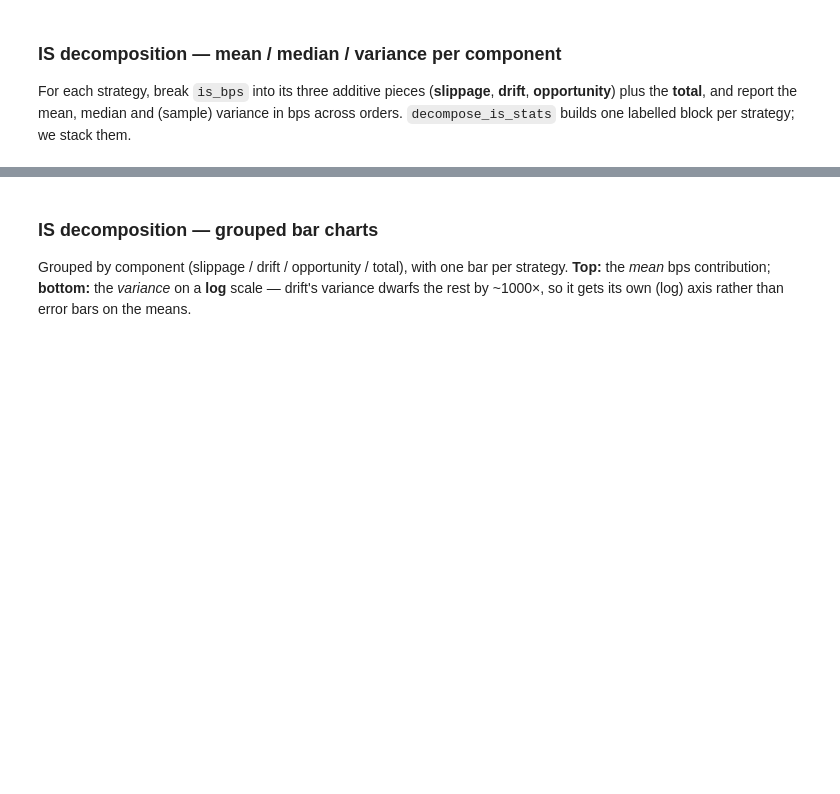
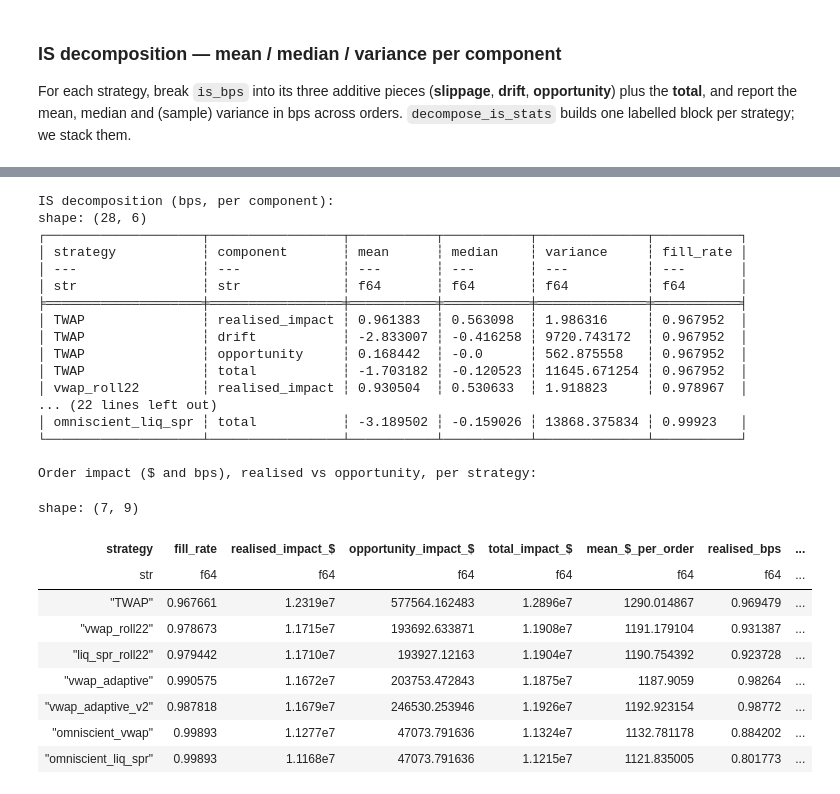
Before and after one commit to qe-internship-lwe/Individual-Project-2, a Jupyter notebook: trade_execution.ipynb, the cells around one changed output, grey strips where cells are left out. Drawn from its saved outputs; the diff is of its cells as text; code cells hidden in the pictures; blank space fills up the shorter version.

```diff
--- a/trade_execution.ipynb
+++ b/trade_execution.ipynb
@@ -587,4 +565,59 @@ shape: (28, 5)
-# %% [markdown]
-### IS decomposition — grouped bar charts
-
-Grouped by component (slippage / drift / opportunity / total), with one bar per strategy. **Top:** the *mean* bps contribution; **bottom:** the *variance* on a **log** scale — drift's variance dwarfs the rest by ~1000×, so it gets its own (log) axis rather than error bars on the means.
+# %%
+pl.Config.set_tbl_rows(40)   # show all 28 rows (7 strategies x 4 components)
+
+_summaries = [
+    ("TWAP",               twap_summary_full),
+    ("vwap_roll22",        vwap_summary_full),
+    ("liq_spr_roll22",     liqspr_summary_full),
+    ("vwap_adaptive",      adaptive_summary_full),
+    ("vwap_adaptive_v2",   adaptive_v2_summary_full),
+    ("omniscient_vwap",    omnivwap_summary_full),
+    ("omniscient_liq_spr", omnilqs_summary_full),
+]
+
+# bps IS decomposition (realised_impact / drift / opportunity / total), per strategy
+decomp_table = pl.concat([decompose_is_stats(s, nm) for nm, s in _summaries])
+decomp_wide = decomp_table.pivot(values=["mean", "median", "variance"],
+                                 index="strategy", on="component")
+
+# Order-impact metric (market-impact implementation shortfall): realised spread
+# cost on the filled lots + cross-the-spread opportunity (0.5 * terminal spread *
+# unfilled) on the shortfall, NO drift term. $ columns summed over all orders; bps
+# are per-asset notional-weighted impact averaged across qcodes, split into
+# realised vs opportunity (which add to the total). asset_impact(s) gives the
+# per-qcode breakdown for any one strategy.
+impact_table = pl.concat([order_impact_stats(s, nm) for nm, s in _summaries])
+
+print("IS decomposition (bps, per component):")
+print(decomp_table)
+print()
+print("Order impact ($ and bps), realised vs opportunity, per strategy:")
+impact_table
+# %% [output]
+IS decomposition (bps, per component):
+shape: (28, 6)
+┌────────────────────┬─────────────────┬───────────┬───────────┬──────────────┬───────────┐
+│ strategy           ┆ component       ┆ mean      ┆ median    ┆ variance     ┆ fill_rate │
+│ ---                ┆ ---             ┆ ---       ┆ ---       ┆ ---          ┆ ---       │
+│ str                ┆ str             ┆ f64       ┆ f64       ┆ f64          ┆ f64       │
+╞════════════════════╪═════════════════╪═══════════╪═══════════╪══════════════╪═══════════╡
+│ TWAP               ┆ realised_impact ┆ 0.961383  ┆ 0.563098  ┆ 1.986316     ┆ 0.967952  │
+│ TWAP               ┆ drift           ┆ -2.833007 ┆ -0.416258 ┆ 9720.743172  ┆ 0.967952  │
+│ TWAP               ┆ opportunity     ┆ 0.168442  ┆ -0.0      ┆ 562.875558   ┆ 0.967952  │
+│ TWAP               ┆ total           ┆ -1.703182 ┆ -0.120523 ┆ 11645.671254 ┆ 0.967952  │
+│ vwap_roll22        ┆ realised_impact ┆ 0.930504  ┆ 0.530633  ┆ 1.918823     ┆ 0.978967  │
+... (22 lines left out)
+│ omniscient_liq_spr ┆ total           ┆ -3.189502 ┆ -0.159026 ┆ 13868.375834 ┆ 0.99923   │
+└────────────────────┴─────────────────┴───────────┴───────────┴──────────────┴───────────┘
+
+Order impact ($ and bps), realised vs opportunity, per strategy:
+shape: (7, 9)
+| strategy | fill_rate | realised_impact_$ | opportunity_impact_$ | total_impact_$ | mean_$_per_order | realised_bps | ... |
+| str | f64 | f64 | f64 | f64 | f64 | f64 | ... |
+| "TWAP" | 0.967661 | 1.2319e7 | 577564.162483 | 1.2896e7 | 1290.014867 | 0.969479 | ... |
+| "vwap_roll22" | 0.978673 | 1.1715e7 | 193692.633871 | 1.1908e7 | 1191.179104 | 0.931387 | ... |
+| "liq_spr_roll22" | 0.979442 | 1.1710e7 | 193927.12163 | 1.1904e7 | 1190.754392 | 0.923728 | ... |
+| "vwap_adaptive" | 0.990575 | 1.1672e7 | 203753.472843 | 1.1875e7 | 1187.9059 | 0.98264 | ... |
+| "vwap_adaptive_v2" | 0.987818 | 1.1679e7 | 246530.253946 | 1.1926e7 | 1192.923154 | 0.98772 | ... |
+| "omniscient_vwap" | 0.99893 | 1.1277e7 | 47073.791636 | 1.1324e7 | 1132.781178 | 0.884202 | ... |
+| "omniscient_liq_spr" | 0.99893 | 1.1168e7 | 47073.791636 | 1.1215e7 | 1121.835005 | 0.801773 | ... |
```
Also changed, not shown: parts of 15 cells of this notebook, 4 other files.
